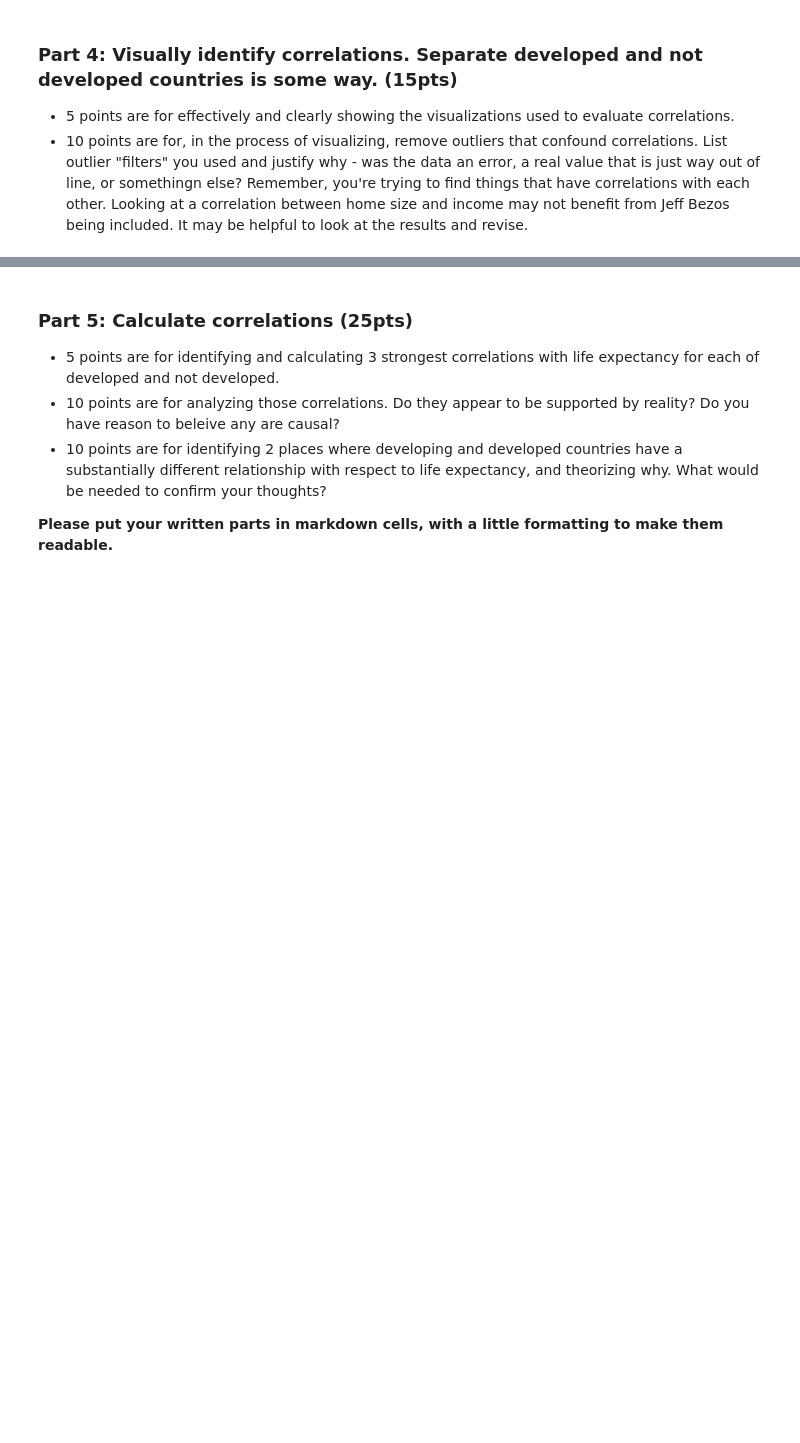
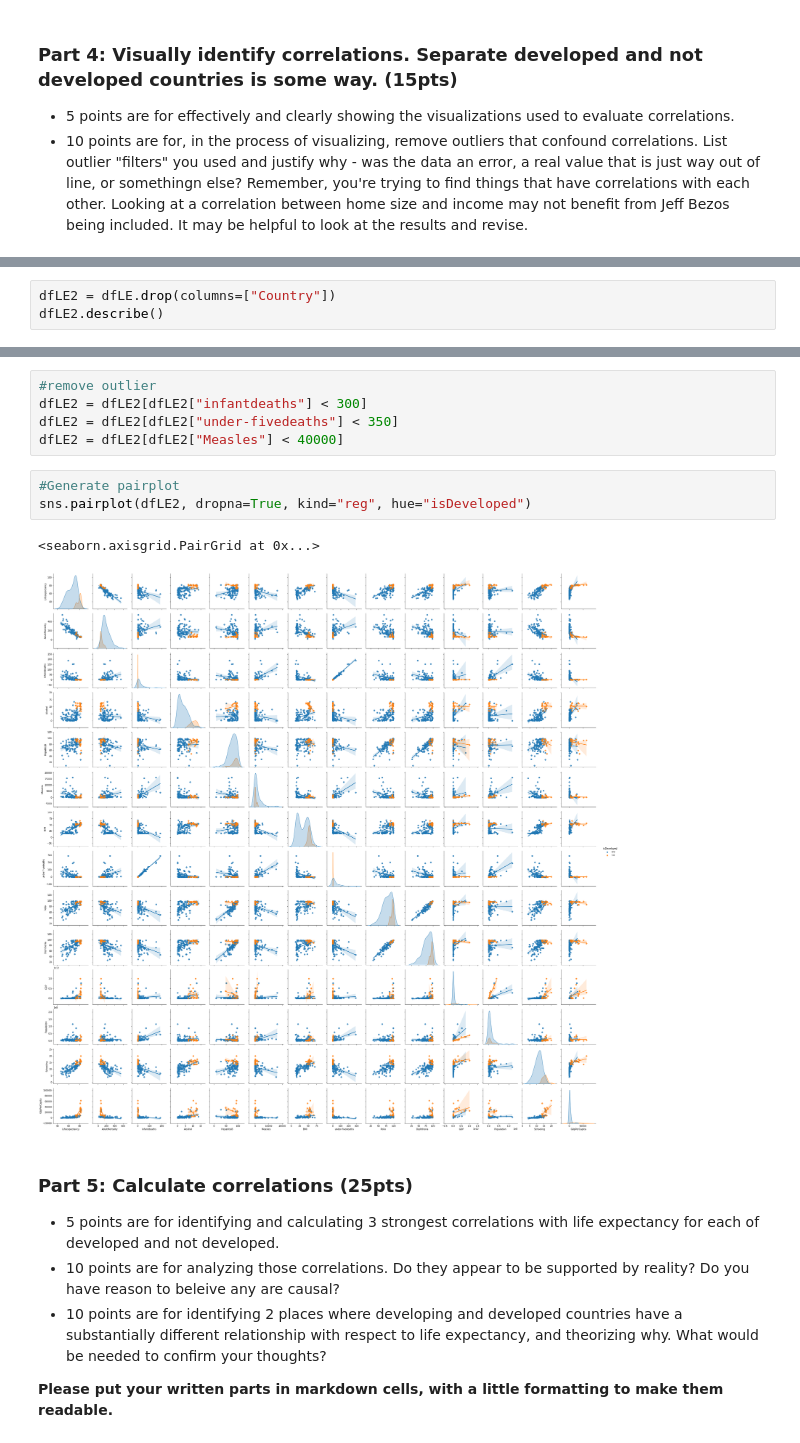
Before and after one commit to CcDenn/BSIP_Assignment_2_Students, a Jupyter notebook: stats_asn_2_start.ipynb, the cells around one changed output, grey strips where cells are left out. Cells and saved outputs as stored; diff of their text form; blank space fills up the shorter version.

```diff
--- a/stats_asn_2_start.ipynb
+++ b/stats_asn_2_start.ipynb
@@ -249,0 +268,3 @@ In conclusion, our data looks lognormal distribution. However, the data on the h
+# %%
+dfLE2 = dfLE.drop(columns=["Country"])
+dfLE2.describe()
@@ -250,3 +281,14 @@ In conclusion, our data looks lognormal distribution. However, the data on the h
+# %%
+#remove outlier
+dfLE2 = dfLE2[dfLE2["infantdeaths"] < 300]
+dfLE2 = dfLE2[dfLE2["under-fivedeaths"] < 350]
+dfLE2 = dfLE2[dfLE2["Measles"] < 40000]
+# %%
+#Generate pairplot
+sns.pairplot(dfLE2, dropna=True, kind="reg", hue="isDeveloped")
+# %% [output]
+<seaborn.axisgrid.PairGrid at 0x...>
+[figure, added]
 # %% [markdown]
 ### Part 5: Calculate correlations (25pts)
 
```
Also changed, not shown: parts of 23 cells of this notebook.
